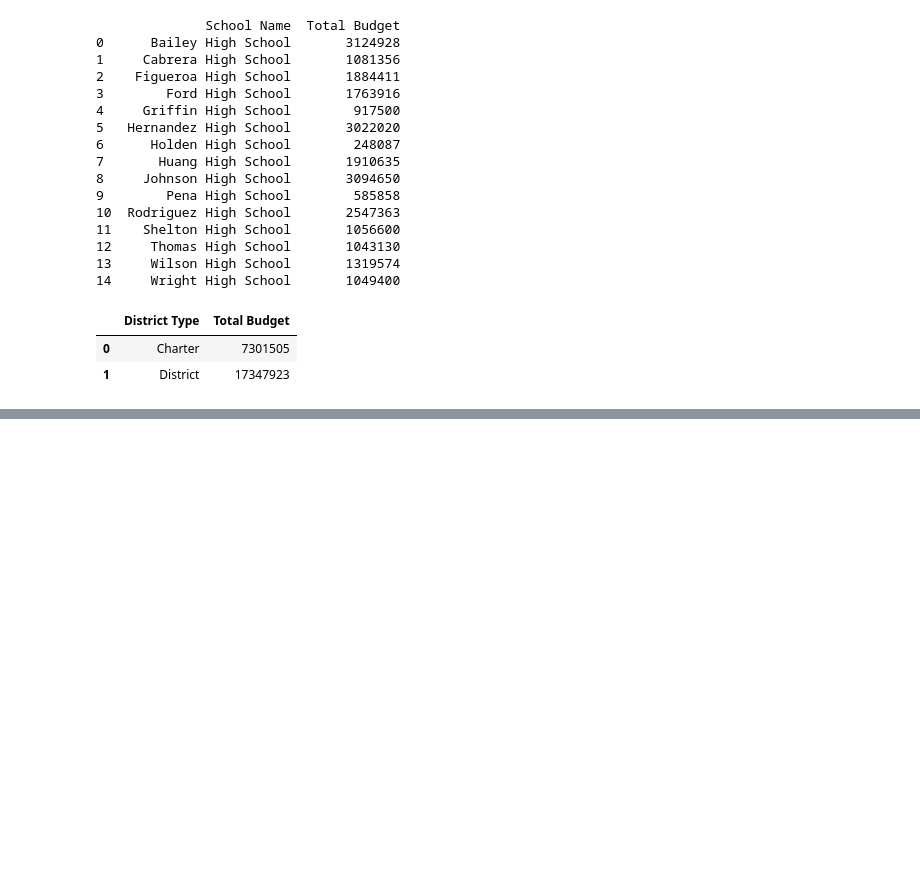
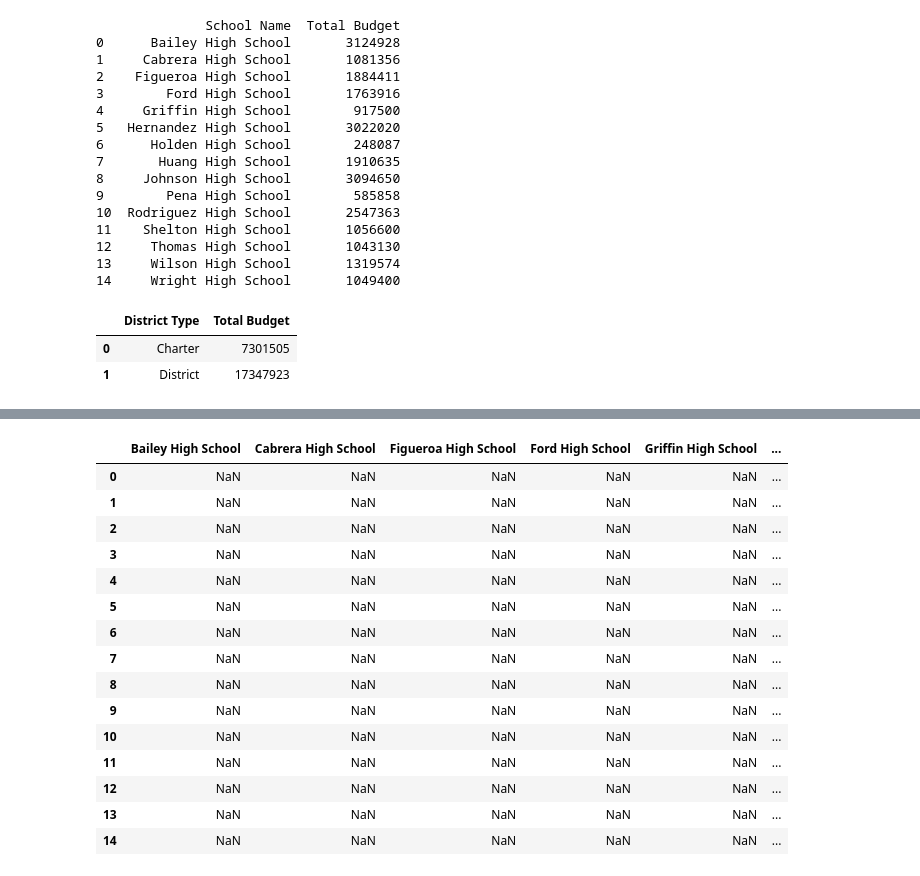
Before and after one commit to denisem77/Pandas-challenge, a Jupyter notebook: PyCitySchools/Panda-challenge.ipynb, the cells around one changed output, grey strips where cells are left out. Saved outputs shown, nothing was run; the diff lists cells and outputs as text; code cells hidden in the pictures; blank space fills up the shorter version.

```diff
--- a/PyCitySchools/Panda-challenge.ipynb
+++ b/PyCitySchools/Panda-challenge.ipynb
@@ -215,11 +234,11 @@ Thomas High School        Charter
 Name: type, dtype: object
 # %%
 # Calculate the total student count per school from school_data
-per_school_counts = Schools_df.groupby('school_name').size()
+per_school_counts = Schoolslist_df.groupby('school_name').size().reset_index(name="Number of Students")
 
-per_school_counts_df = per_school_counts.reset_index(name='Number of Students')
+per_school_counts['Number of Students'] = per_school_counts['Number of Students'].astype(int)
 
-print(per_school_counts_df)
+print(per_school_counts)
 # %% [output]
               school_name  Number of Students
 0      Bailey High School                4976
@@ -300,15 +290,12 @@ Per_school_avg
 # %%
 # Calculate the number of students per school with math scores of 70 or higher from school_data_complete
 # Lets us a previously set Variable Pass for this...
-
-# Create Boolean to determine passing or fail....
-Schools_df['passing_math'] = Schools_df['math_score'] >= Pass
-
+Pass = 70
 # Sum up how many students are passing...PERIOD...then print to verify
-students_passing_math = pass_math.sum()
+school_students_passing_math = Schoolslist_df[(Schoolslist_df["math_score"] >= Pass)].sum()
 
 # Sum up how many are passing PER school...then print
-school_students_passing_math = Schools_df.groupby('school_name')['passing_math'].sum().reset_index()
+school_students_passing_math = Schoolslist_df[Schoolslist_df['math_score'] >= Pass].groupby('school_name').size()
 
 
 # What did you get? Yea, me too
@@ -418,5 +384,23 @@ school_students_passing_math_and_reading
 # %%
-# Use the provided code to calculate the passing rates
-per_school_passing_math = school_students_passing_math / per_school_counts * 100
-per_school_passing_reading = school_students_passing_reading / per_school_counts * 100
-overall_passing_rate = school_students_passing_math_and_reading / per_school_counts * 100
+# Use the provided code to calculate the passing rates6.3
+
+per_school_passing_math = (school_students_passing_math / per_school_counts) * 100
+
+per_school_passing_math
+# %% [output]
+|  | Bailey High School | Cabrera High School | Figueroa High School | Ford High School | Griffin High School | ... |
+| 0 | NaN | NaN | NaN | NaN | NaN | ... |
+| 1 | NaN | NaN | NaN | NaN | NaN | ... |
+| 2 | NaN | NaN | NaN | NaN | NaN | ... |
+| 3 | NaN | NaN | NaN | NaN | NaN | ... |
+| 4 | NaN | NaN | NaN | NaN | NaN | ... |
+| 5 | NaN | NaN | NaN | NaN | NaN | ... |
+| 6 | NaN | NaN | NaN | NaN | NaN | ... |
+| 7 | NaN | NaN | NaN | NaN | NaN | ... |
+| 8 | NaN | NaN | NaN | NaN | NaN | ... |
+| 9 | NaN | NaN | NaN | NaN | NaN | ... |
+| 10 | NaN | NaN | NaN | NaN | NaN | ... |
+| 11 | NaN | NaN | NaN | NaN | NaN | ... |
+| 12 | NaN | NaN | NaN | NaN | NaN | ... |
+| 13 | NaN | NaN | NaN | NaN | NaN | ... |
+| 14 | NaN | NaN | NaN | NaN | NaN | ... |
```
Also changed, not shown: parts of 27 cells of this notebook.
